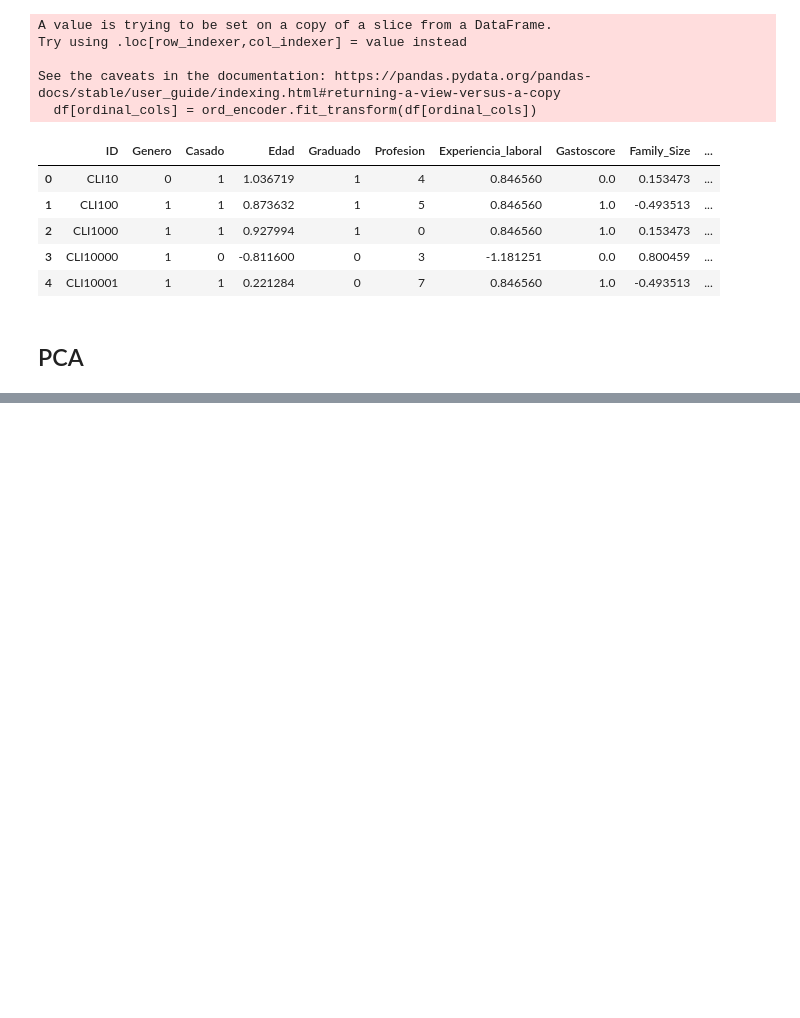
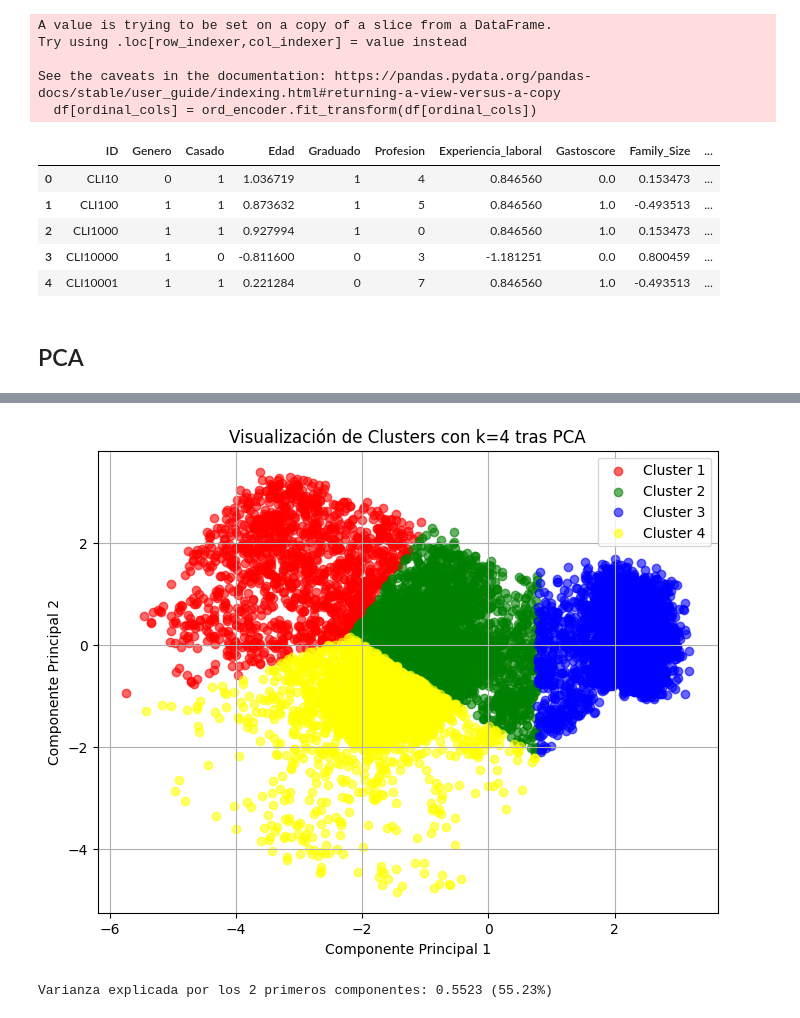
Before and after one commit to Jacobo24/Gestion_2, a Jupyter notebook: importacion.ipynb, the cells around one changed output, grey strips where cells are left out. Saved outputs shown, nothing was run; the diff lists cells and outputs as text; code cells hidden in the pictures; blank space fills up the shorter version.

```diff
--- a/importacion.ipynb
+++ b/importacion.ipynb
@@ -472,0 +463,49 @@ print(pca.explained_variance_ratio_)
+# %%
+from sklearn.preprocessing import StandardScaler
+
+# 2. Escalado (recomendado para PCA y KMeans)
+scaler = StandardScaler()
+X_scaled = scaler.fit_transform(df[numeric_cols])
+
+# 3. PCA a 2 componentes (solo para visualización)
+pca = PCA(n_components=2)
+X_pca_2d = pca.fit_transform(X_scaled)
+
+# 4. KMeans con k=3
+k = 4
+kmeans = KMeans(n_clusters=k, random_state=42)
+labels = kmeans.fit_predict(X_pca_2d)
+
+# 5. Añadir etiquetas al dataframe
+df['Cluster'] = labels
+
+# 6. Visualizar clusters
+plt.figure(figsize=(8,6))
+colors = ['red', 'green', 'blue', 'yellow']  # Colores para los clusters
+for i in range(k):
+    plt.scatter(
+        X_pca_2d[labels == i, 0],
+        X_pca_2d[labels == i, 1],
+        label=f'Cluster {i+1}',
+        alpha=0.6,
+        color=colors[i]
+    )
+
+plt.xlabel('Componente Principal 1')
+plt.ylabel('Componente Principal 2')
+plt.title(f'Visualización de Clusters con k={k} tras PCA')
+plt.legend()
+plt.grid(True)
+plt.show()
+# %% [output]
+[figure, added]
+# %%
+# Calculamos la varianza explicada por cada componente
+varianza_explicada = pca.explained_variance_ratio_
+
+# Sumamos la varianza de los dos primeros componentes
+var_total_2componentes = varianza_explicada[0] + varianza_explicada[1]
+
+print(f"Varianza explicada por los 2 primeros componentes: {var_total_2componentes:.4f} ({var_total_2componentes*100:.2f}%)")
+# %% [output]
+Varianza explicada por los 2 primeros componentes: 0.5523 (55.23%)
```
Also changed, not shown: parts of 8 cells of this notebook.
